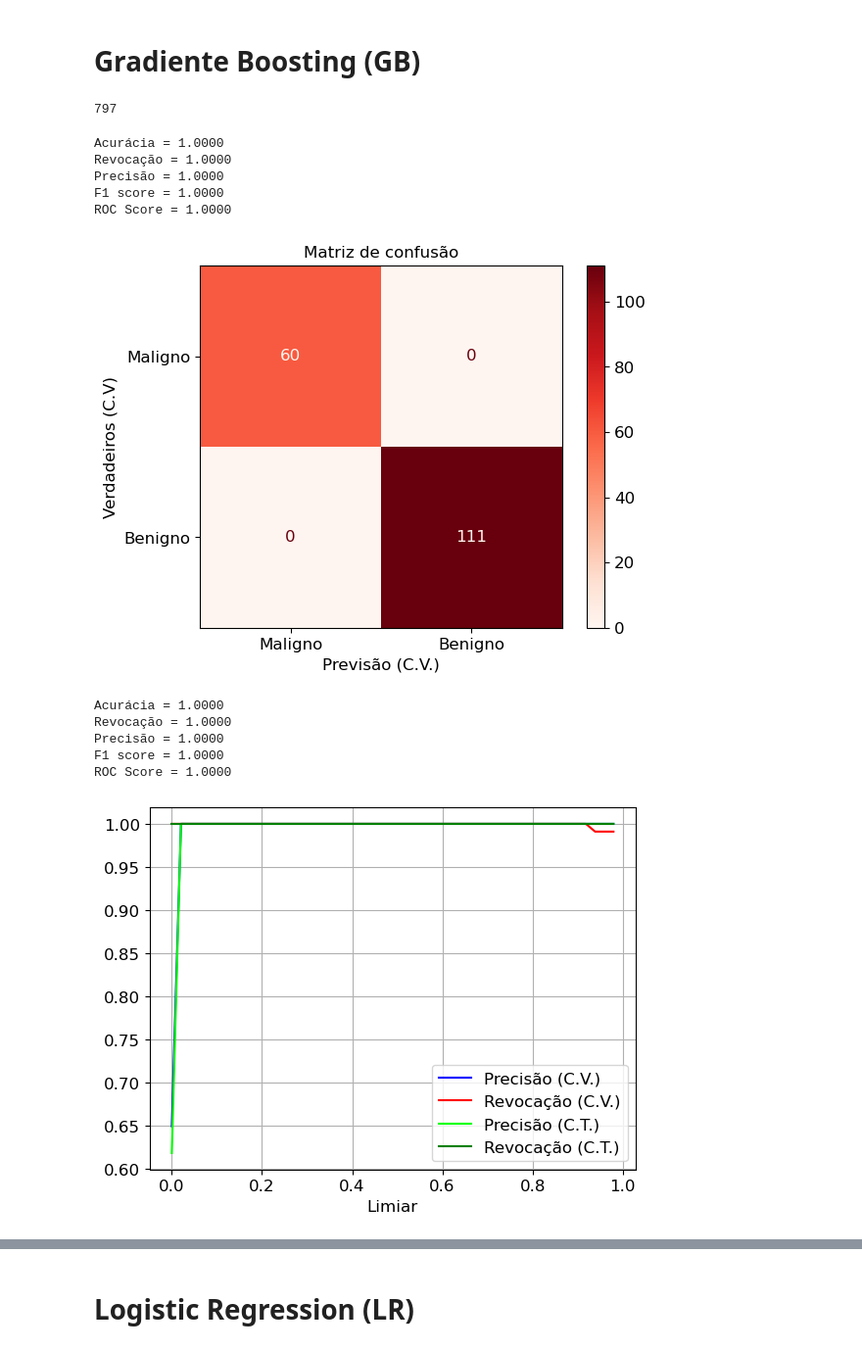
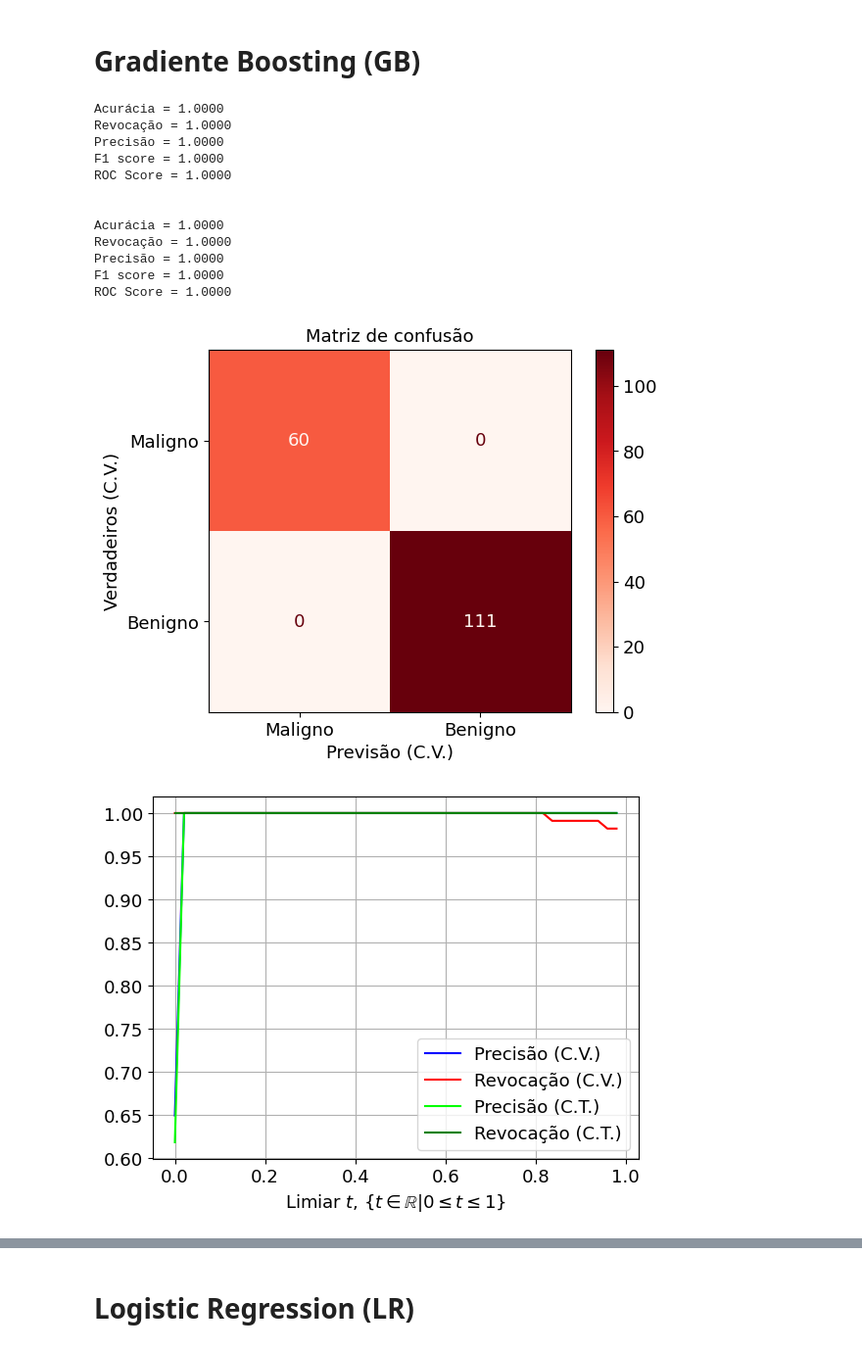
Before and after one commit to IIIL4KIII/MachineLearning, a Jupyter notebook: Projeto_MS571.ipynb, the cells around one changed output, grey strips where cells are left out. Shown at 98% size. Drawn from its saved outputs; the diff is of its cells as text; code cells hidden in the pictures.

```diff
--- a/Projeto_MS571.ipynb
+++ b/Projeto_MS571.ipynb
@@ -30,17 +30,6 @@ list(load_breast_cancer().keys())
 newx = X[['mean texture', 'worst area', 'worst smoothness']]
 # %% [markdown]
 # Gradiente Boosting (GB)
-# %%
-# Searching fot the best random state to implement the classifier.
-accuracy = []
-for i in range(1000):
-    xTrain, xTest, yTrain, yTest = train_test_split(newx, y, test_size=0.3, random_state=i)
-    clf = GradientBoostingClassifier(loss='log_loss', learning_rate=1.1, n_estimators=100, max_features='sqrt').fit(xTrain, yTrain)
-    accuracy.append(accuracy_score(yTest, clf.predict(xTest)))
-# %%
-accuracy.index(max(accuracy))
-# %% [output]
-797
 # %%
 xTrain, xTest, yTrain, yTest = train_test_split(newx, y, test_size=0.3, random_state=454)
 clf = GradientBoostingClassifier(loss='log_loss', learning_rate=1.1, n_estimators=100, max_features='sqrt').fit(xTrain, yTrain)
@@ -51,15 +40,23 @@ print(f'Precisão = {precision_score(yTest, clf.predict(xTest)):.4f}')
 print(f'F1 score = {f1_score(yTest, clf.predict(xTest)):.4f}')
 print(f'ROC Score = {roc_auc_score(yTest, clf.predict(xTest)):.4f}')
 
+print('\n')
+
+print(f'Acurácia = {accuracy_score(yTrain, clf.predict(xTrain)):.4f}')
+print(f'Revocação = {recall_score(yTrain, clf.predict(xTrain)):.4f}')
+print(f'Precisão = {precision_score(yTrain, clf.predict(xTrain)):.4f}')
+print(f'F1 score = {f1_score(yTrain, clf.predict(xTrain)):.4f}')
+print(f'ROC Score = {roc_auc_score(yTrain, clf.predict(xTrain)):.4f}')
+
 label_names = ['Maligno', 'Benigno']
 disp_test = ConfusionMatrixDisplay(confusion_matrix=confusion_matrix(yTest, clf.predict(xTest)), display_labels=label_names)
 disp_test.plot(cmap='Reds', ax=plt.gca(), values_format='d')
-plt.ylabel('Verdadeiros (C.V)', fontsize=12)
-plt.xlabel('Previsão (C.V.)', fontsize=12)
-plt.title('Matriz de confusão', fontsize=12)
-disp_test.ax_.set_xticklabels(disp_test.ax_.get_xticklabels(), fontsize=12)
-disp_test.ax_.set_yticklabels(disp_test.ax_.get_yticklabels(), fontsize=12)
-plt.savefig(fname='MatrizdeConfusão(G.B.).jpeg', format='jpeg', dpi=300)
+plt.ylabel('Verdadeiros (C.V.)', fontsize=13)
+plt.xlabel('Previsão (C.V.)', fontsize=13)
+plt.title('Matriz de confusão', fontsize=13)
+disp_test.ax_.set_xticklabels(disp_test.ax_.get_xticklabels(), fontsize=13)
+disp_test.ax_.set_yticklabels(disp_test.ax_.get_yticklabels(), fontsize=13)
+plt.savefig(fname='MatrizdeConfusão(G.B.).jpeg', format='jpeg', dpi=600)
 plt.show()
 # %% [output]
 Acurácia = 1.0000
@@ -67,47 +64,42 @@ Revocação = 1.0000
 Precisão = 1.0000
 F1 score = 1.0000
 ROC Score = 1.0000
+
+
+Acurácia = 1.0000
+Revocação = 1.0000
+Precisão = 1.0000
+F1 score = 1.0000
+ROC Score = 1.0000
-[figure, old version]
+[figure, new version]
-# %%
-print(f'Acurácia = {accuracy_score(yTrain, clf.predict(xTrain)):.4f}')
-print(f'Revocação = {recall_score(yTrain, clf.predict(xTrain)):.4f}')
-print(f'Precisão = {precision_score(yTrain, clf.predict(xTrain)):.4f}')
-print(f'F1 score = {f1_score(yTrain, clf.predict(xTrain)):.4f}')
-print(f'ROC Score = {roc_auc_score(yTrain, clf.predict(xTrain)):.4f}')
-# %% [output]
-Acurácia = 1.0000
-Revocação = 1.0000
-Precisão = 1.0000
-F1 score = 1.0000
-ROC Score = 1.0000
 # %%
 t = np.linspace(0, 1)
 Precision_test =[]
 Recall_test = []
 Precision_training =[]
 Recall_training = []
 
 f_test = 1/(1 + np.exp(-clf.decision_function(xTest)))
 f_training = 1/(1 + np.exp(-clf.decision_function(xTrain)))
 
 for i in t[:-1]:
     Precision_test.append(precision_score(yTest, f_test>=i))
     Recall_test.append(recall_score(yTest, f_test>=i))
     Precision_training.append(precision_score(yTrain, f_training>=i))
     Recall_training.append(recall_score(yTrain, f_training>=i))
 
 plt.plot(t[:-1], Precision_test, label='Precisão (C.V.)', color='blue')
 plt.plot(t[:-1], Recall_test, label='Revocação (C.V.)', color='red')
 plt.plot(t[:-1], Precision_training, label='Precisão (C.T.)', color='lime')
 plt.plot(t[:-1], Recall_training, label='Revocação (C.T.)', color='green')
-plt.xlabel('Limiar', fontsize=12)
-plt.legend(fontsize=12)
-plt.rcParams['font.size']='12'
+plt.xlabel('Limiar $t$, $\{t\in\mathbb{R}|0\leq t\leq 1\}$', fontsize=13)
+plt.legend(fontsize=13)
+plt.rcParams['font.size']='13'
 plt.grid()
-plt.savefig(fname='Limiar(G.B.).jpeg', format='jpeg', dpi=300)
+plt.savefig(fname='Limiar(G.B.).jpeg', format='jpeg', dpi=600)
 plt.show()
 # %% [output]
-[figure, old version]
+[figure, new version]
 # %%
 falsePos_test, truePos_test, thresholds_test = roc_curve(yTest, f_test)
 falsePos_train, truePos_train, thresholds_train = roc_curve(yTrain, f_training)
```
Also changed, not shown: parts of 13 cells of this notebook, 12 other files.
